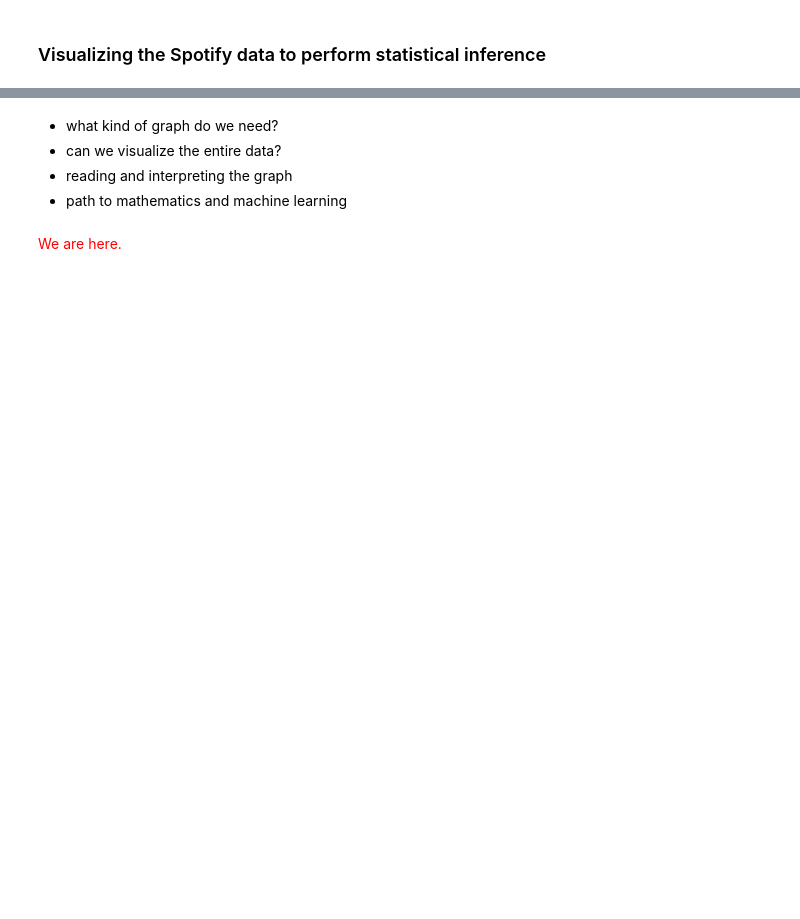
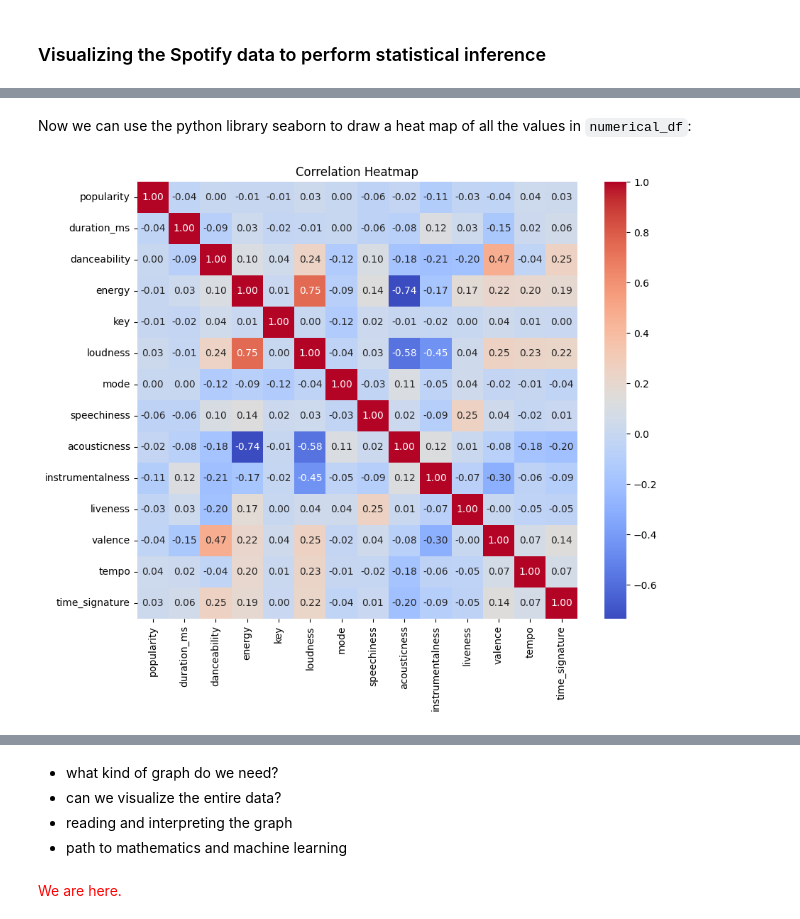
Before and after one commit to HERMES-DKZ/data_challenges_data_carpentries, a Jupyter notebook: data_carpentries/statistical_inference_data_visualization_for_humanities.ipynb, the cells around one changed output, grey strips where cells are left out. Saved outputs shown, nothing was run; the diff lists cells and outputs as text; code cells hidden in the pictures; blank space fills up the shorter version.

```diff
--- a/data_carpentries/statistical_inference_data_visualization_for_humanities.ipynb
+++ b/data_carpentries/statistical_inference_data_visualization_for_humanities.ipynb
@@ -161,0 +188,6 @@ memory usage: 17.5+ MB
+# %%
+# selecting only columns the value of which is not 'object' or 'bool':
+numerical_df= spotify_df.select_dtypes(exclude=['object', 'bool'])
+
+# displaying the first five rows of the new data frame:
+numerical_df.head()
@@ -161,0 +222,15 @@ memory usage: 17.5+ MB
+# %% [markdown]
+Now we can use the python library seaborn to draw a heat map of all the values in `numerical_df`:
+# %%
+sample_df=numerical_df.sample(2000)
+# %%
+import matplotlib.pyplot as plt
+import seaborn as sns
+
+corr = sample_df.corr()
+plt.figure(figsize=(10, 8))
+sns.heatmap(corr, annot=True, fmt=".2f", cmap='coolwarm', cbar=True)
+plt.title('Correlation Heatmap')
+plt.show()
+# %% [output]
+[figure, added]
```
Also changed, not shown: parts of 7 cells of this notebook, 2 other files.
